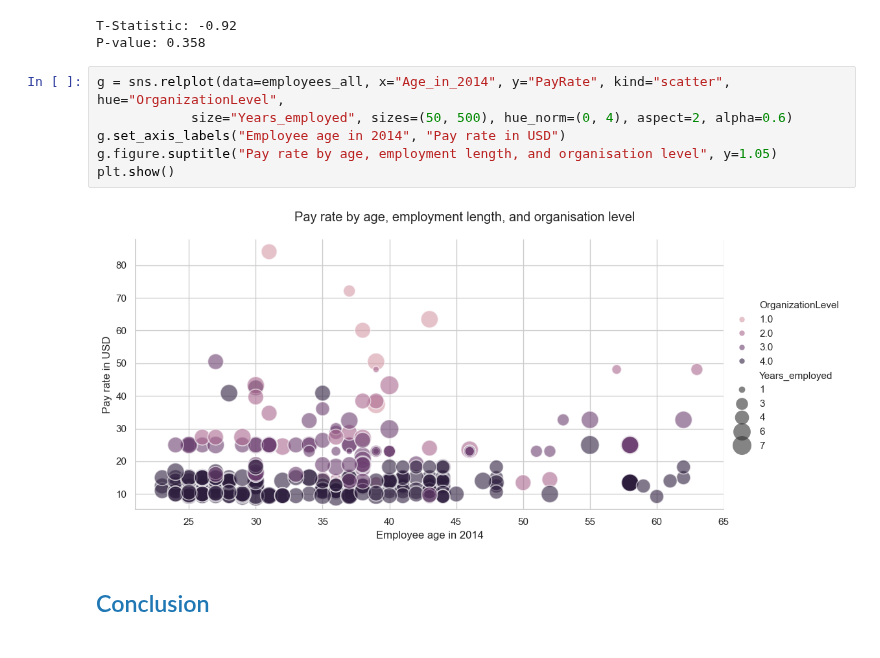
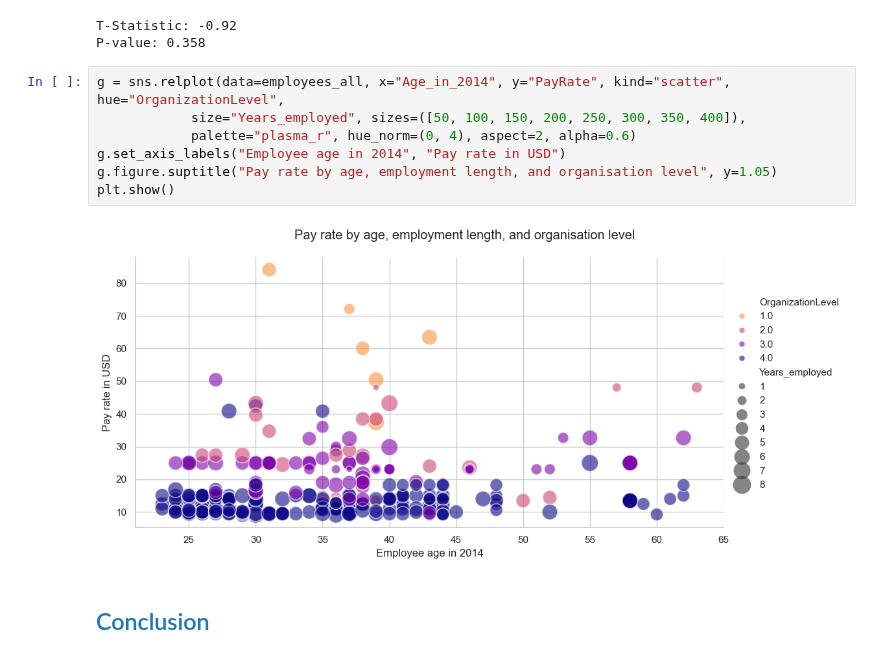
Before and after one commit to PieRatCat/SQL-stuff, a Jupyter notebook: SQL_kunskapskontroll/exam_submission.ipynb, the cells around one changed output. Cells and saved outputs as stored; diff of their text form.

```diff
--- a/SQL_kunskapskontroll/exam_submission.ipynb
+++ b/SQL_kunskapskontroll/exam_submission.ipynb
@@ -629,12 +667,13 @@ T-Statistic: -0.92
 P-value: 0.358
 # %%
 g = sns.relplot(data=employees_all, x="Age_in_2014", y="PayRate", kind="scatter", hue="OrganizationLevel",
-            size="Years_employed", sizes=(50, 500), hue_norm=(0, 4), aspect=2, alpha=0.6)
+            size="Years_employed", sizes=([50, 100, 150, 200, 250, 300, 350, 400]),
+            palette="plasma_r", hue_norm=(0, 4), aspect=2, alpha=0.6)
 g.set_axis_labels("Employee age in 2014", "Pay rate in USD")
 g.figure.suptitle("Pay rate by age, employment length, and organisation level", y=1.05)
 plt.show()
 # %% [output]
-[figure, old version]
+[figure, new version]
 # %% [markdown]
 ## <font color= #1f77b4>Conclusion</font>
 # %% [markdown]
```
Also changed, not shown: parts of 4 cells of this notebook.
